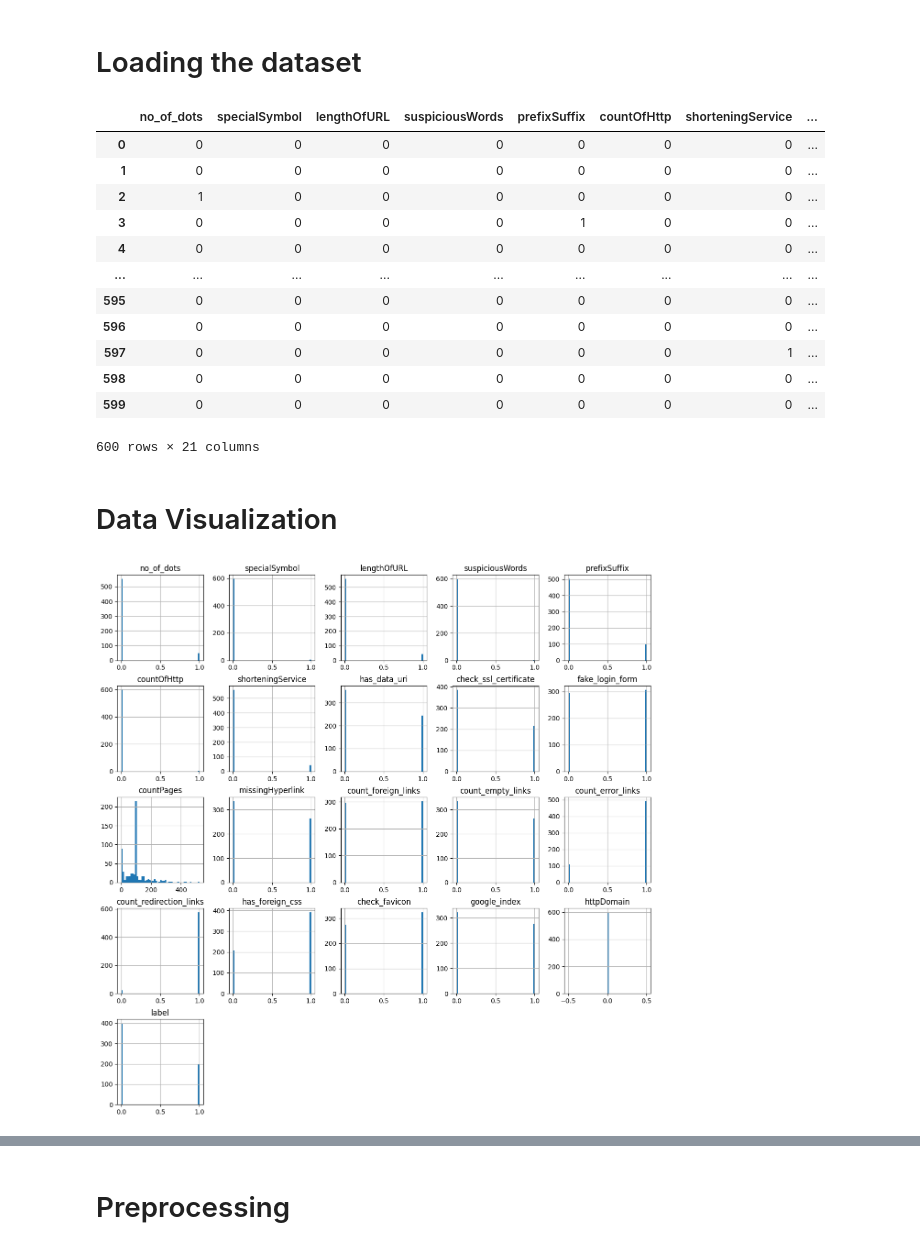
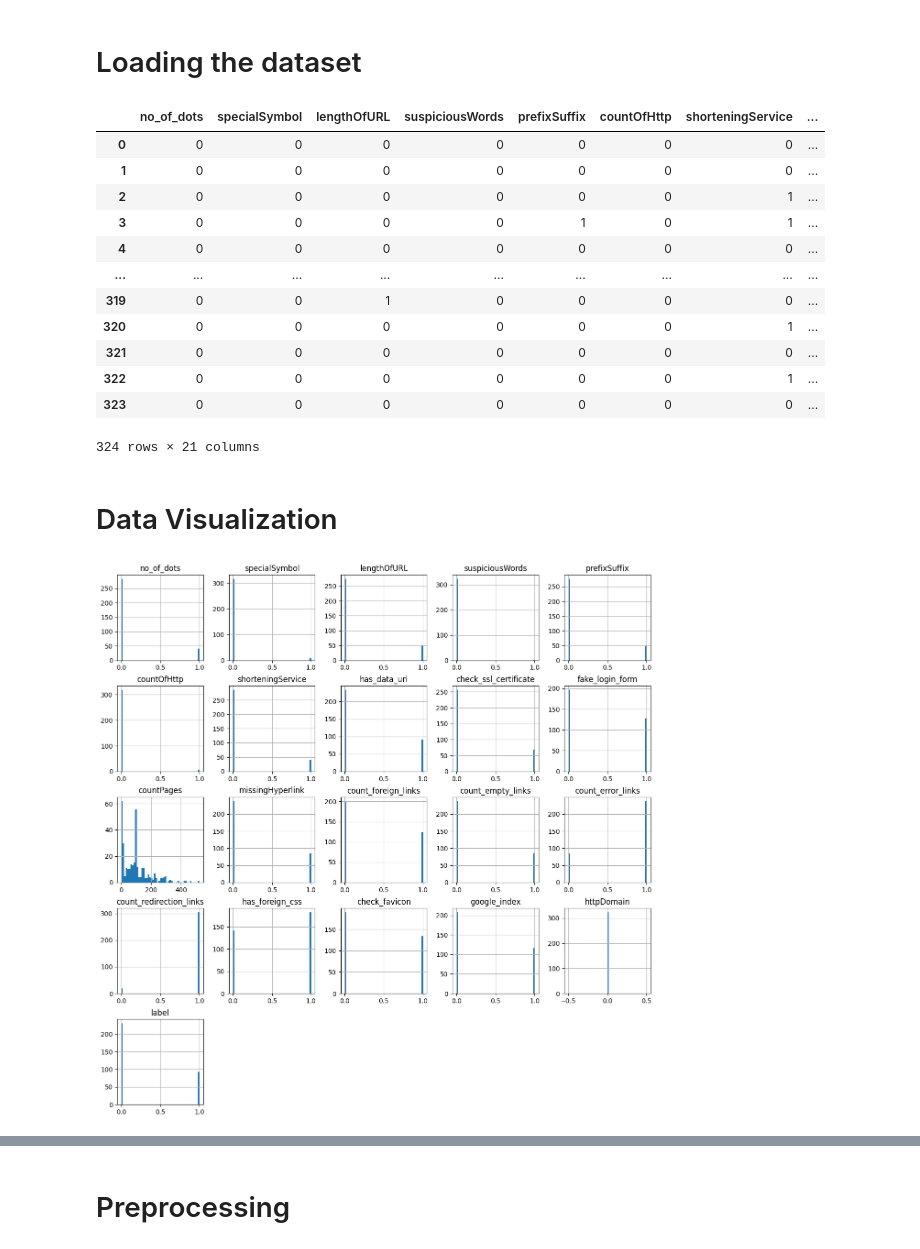
Before and after one commit to harshvadi/PhishFind, a Jupyter notebook: Model.ipynb, the cells around one changed output, grey strips where cells are left out. Saved outputs shown, nothing was run; the diff lists cells and outputs as text; code cells hidden in the pictures.

```diff
--- a/Model.ipynb
+++ b/Model.ipynb
@@ -11,30 +11,30 @@ import matplotlib.pyplot as plt
 import joblib
 # %%
 dataset = pd.read_csv('url_dataset.csv')
-# dataset = dataset.drop_duplicates(keep='first')
+dataset = dataset.drop_duplicates(keep='first')
 dataset = dataset.sample(frac=1).reset_index(drop=True)
 dataset
 # %% [output]
 |  | no_of_dots | specialSymbol | lengthOfURL | suspiciousWords | prefixSuffix | countOfHttp | shorteningService | ... |
 | 0 | 0 | 0 | 0 | 0 | 0 | 0 | 0 | ... |
 | 1 | 0 | 0 | 0 | 0 | 0 | 0 | 0 | ... |
-| 2 | 1 | 0 | 0 | 0 | 0 | 0 | 0 | ... |
-| 3 | 0 | 0 | 0 | 0 | 1 | 0 | 0 | ... |
+| 2 | 0 | 0 | 0 | 0 | 0 | 0 | 1 | ... |
+| 3 | 0 | 0 | 0 | 0 | 1 | 0 | 1 | ... |
 | 4 | 0 | 0 | 0 | 0 | 0 | 0 | 0 | ... |
 | ... | ... | ... | ... | ... | ... | ... | ... | ... |
-| 595 | 0 | 0 | 0 | 0 | 0 | 0 | 0 | ... |
-| 596 | 0 | 0 | 0 | 0 | 0 | 0 | 0 | ... |
-| 597 | 0 | 0 | 0 | 0 | 0 | 0 | 1 | ... |
-| 598 | 0 | 0 | 0 | 0 | 0 | 0 | 0 | ... |
-| 599 | 0 | 0 | 0 | 0 | 0 | 0 | 0 | ... |
+| 319 | 0 | 0 | 1 | 0 | 0 | 0 | 0 | ... |
+| 320 | 0 | 0 | 0 | 0 | 0 | 0 | 1 | ... |
+| 321 | 0 | 0 | 0 | 0 | 0 | 0 | 0 | ... |
+| 322 | 0 | 0 | 0 | 0 | 0 | 0 | 1 | ... |
+| 323 | 0 | 0 | 0 | 0 | 0 | 0 | 0 | ... |
-600 rows × 21 columns
+324 rows × 21 columns
 # %% [markdown]
 # Data Visualization
 # %%
 dataset.hist(bins = 50, figsize=(15,15))
 plt.show()
 # %% [output]
-[figure, old version]
+[figure, new version]
 # %%
 plt.figure(figsize=(15,13))
 sns.heatmap(dataset.corr())
```
Also changed, not shown: parts of 26 cells of this notebook, 11 other files.
